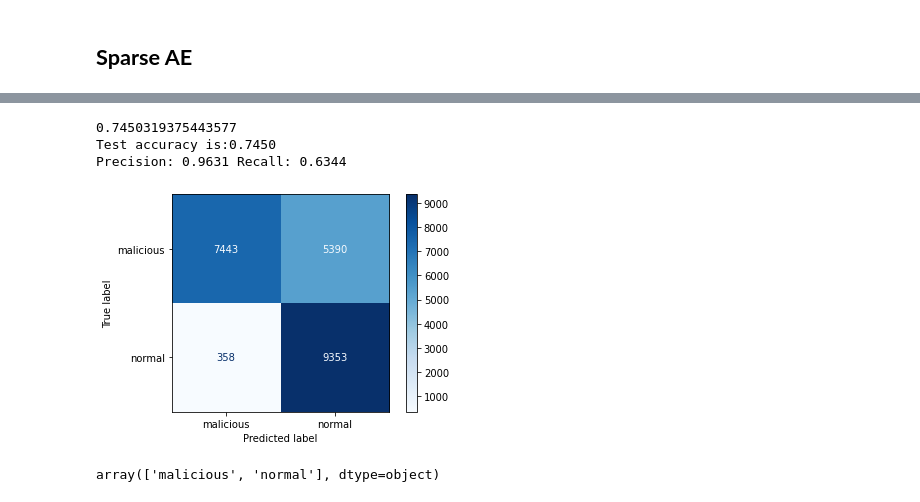
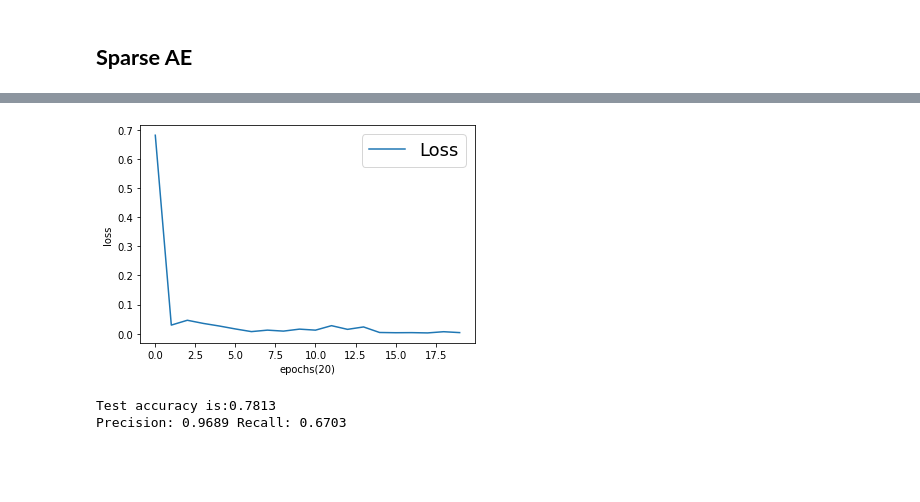
Before and after one commit to acen20/DEL, a Jupyter notebook: deep-ensemble-jet/notebooks/sparse_ae.ipynb, the cells around one changed output, grey strips where cells are left out. Drawn from its saved outputs; the diff is of its cells as text; code cells hidden in the pictures; blank space fills up the shorter version.

```diff
--- a/deep-ensemble-jet/notebooks/sparse_ae.ipynb
+++ b/deep-ensemble-jet/notebooks/sparse_ae.ipynb
@@ -303,0 +283,40 @@ MLPClassifier(hidden_layer_sizes=(5, 10), random_state=1)
+# %%
+class MLP(nn.Module):
+  def __init__(self):
+    super(MLP, self).__init__()
+    self.model = nn.Sequential(
+        nn.Linear(15, 128),
+        nn.ReLU(),
+        nn.BatchNorm1d(128),
+        nn.Linear(128, 40),
+        nn.ReLU(),
+        nn.BatchNorm1d(40)
+    )
+    self.clf = nn.Sequential(
+        nn.Linear(40, 1),
+        nn.Sigmoid()
+    )
+  def forward(self, x):
+      output = self.model(x)
+      return self.clf(output)
+# %%
+mlp = MLP()
+epochs = 20
+lr = 4e-3
+optimizer = torch.optim.Adam(mlp.parameters(), lr = lr)
+criterion = nn.BCELoss()
+# %%
+losses = []
+for epoch in range(epochs):
+  for batch_idx, (x, target) in enumerate(pt_train):
+    output = mlp(x)
+    loss = criterion(output, target.view(-1,1))
+    optimizer.zero_grad()
+    loss.backward()
+    optimizer.step()
+    if batch_idx == 0:
+      print(
+          f"Epoch [{epoch+1}/{epochs}] \ "
+          f"Loss: {loss.item():.4f}"
+      )
+      losses.append(loss.item())
@@ -304 +344,8 @@ MLPClassifier(hidden_layer_sizes=(5, 10), random_state=1)
+# %%
+plt.plot(losses)
+plt.xlabel(f"epochs({epochs})")
+plt.ylabel(f"loss")
+_ = plt.legend(['Loss'])
+# %% [output]
+[figure, added]
 # %%
@@ -306,9 +356,5 @@ y_pred = clf.predict(X_test)
 # %%
-acc = accuracy_score(y_pred, y_test)
-print(acc)
-_ = ConfusionMatrixDisplay.from_predictions(y_test,y_pred, cmap="Blues", display_labels = le.classes_)
-from sklearn.metrics import confusion_matrix
-cm = confusion_matrix(y_test, y_pred)
+cm = confusion_matrix(y_test, ml_pred)
 tn=cm[0][0] #tn
 fn=cm[0][1] #fn
 fp=cm[1][0] #fp
@@ -321,11 +367,5 @@ sensitivity,specificity = tp/(tp+fn),tn/(tn+fp)
 print("Test accuracy is:"+str(format(acc,'.4f')))
 print("Precision: "+str(format(precision,'.4f'))+" Recall: "+str(format(recall,'.4f')))
 # %% [output]
-0.7450319375443577
-Test accuracy is:0.7450
-Precision: 0.9631 Recall: 0.6344
+Test accuracy is:0.7813
+Precision: 0.9689 Recall: 0.6703
-[figure, removed]
-# %%
-le.inverse_transform([i for i in range(0,2)])
-# %% [output]
-array(['malicious', 'normal'], dtype=object)
```
Also changed, not shown: parts of 12 cells of this notebook, 3 other files.
